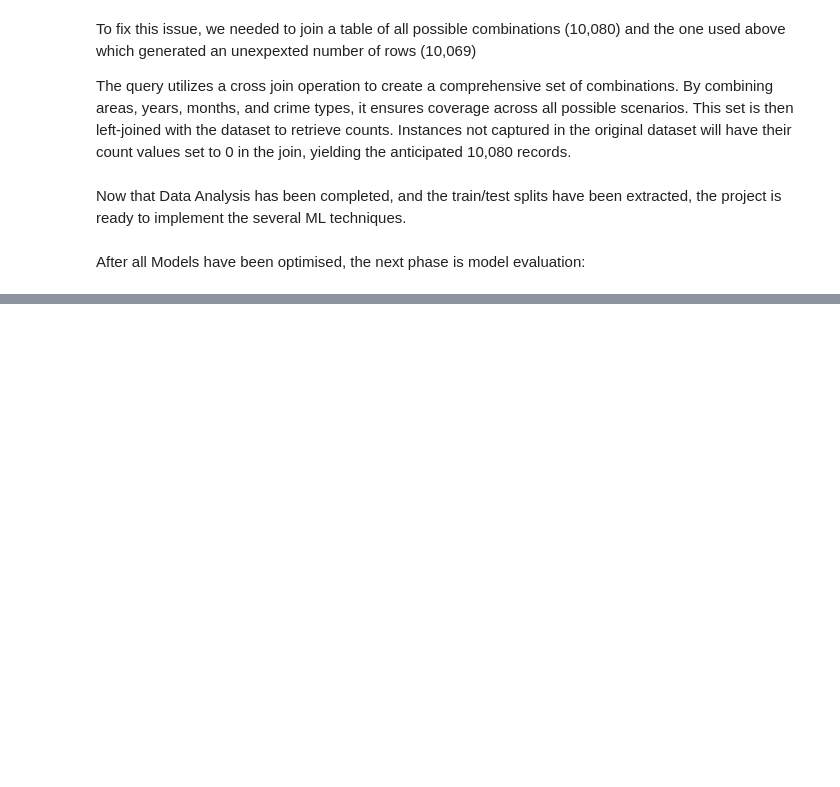
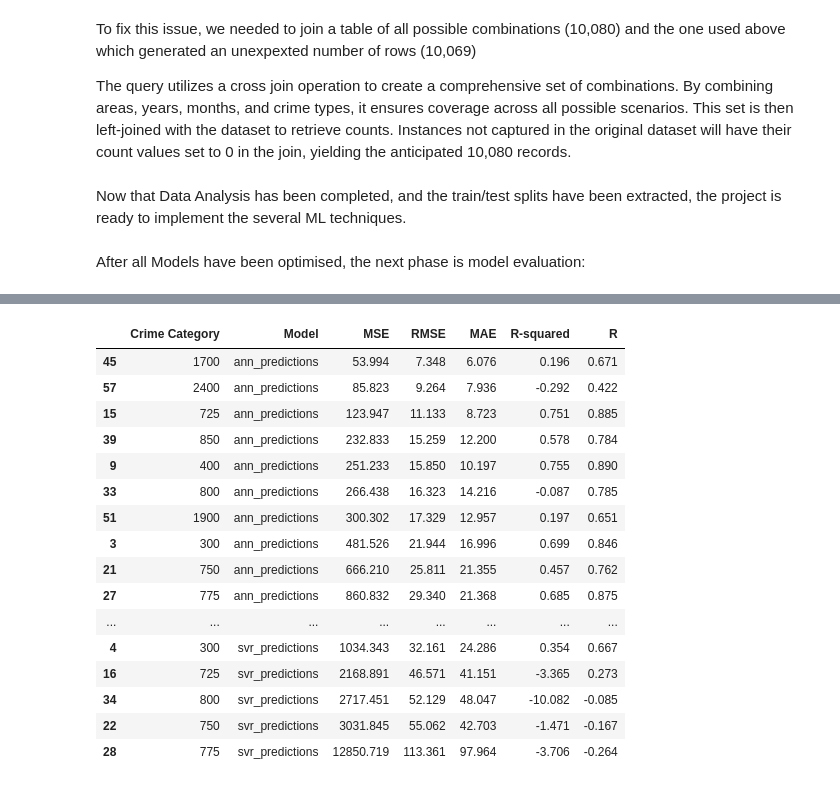
Before and after one commit to Gigilui15/FYP-CrimePrediction, a Jupyter notebook: Scripts/Data Analysis.ipynb, the cells around one changed output, grey strips where cells are left out. Drawn from its saved outputs; the diff is of its cells as text; code cells hidden in the pictures; blank space fills up the shorter version.

Commit message:
Model Evaluation Complete

```diff
--- a/Scripts/Data Analysis.ipynb
+++ b/Scripts/Data Analysis.ipynb
@@ -640,0 +806,87 @@ After all Models have been optimised, the next phase is model evaluation:
+# %%
+import pandas as pd
+import numpy as np
+from scipy.stats import pearsonr
+
+# Load your data
+data = pd.read_csv('C:\\Users\\luigi\\Desktop\\Third Year\\Thesis\\Artefact\\Data\\Model Predictions\\Model Evaluation\\merged_predictions.csv')
+
+# Define the prediction columns
+prediction_columns = ['lr_prediction', 'rf_predictions', 'knn_predictions', 'ann_predictions', 'svr_predictions', 'lstm_predictions']
+
+# Function to calculate MSE
+def calculate_mse(actual, predicted):
+    return np.mean((actual - predicted) ** 2)
+
+# Function to calculate RMSE
+def calculate_rmse(actual, predicted):
+    return np.sqrt(np.mean((actual - predicted) ** 2))
+
+# Function to calculate MAE
+def calculate_mae(actual, predicted):
+    return np.mean(np.abs(actual - predicted))
+
+# Function to calculate R-squared
+def calculate_r_squared(actual, predicted):
+    ss_res = np.sum((actual - predicted) ** 2)
+    ss_tot = np.sum((actual - np.mean(actual)) ** 2)
+    return 1 - (ss_res / ss_tot)
+
+# Function to calculate R value (correlation coefficient)
+def calculate_r_value(actual, predicted):
+    r, _ = pearsonr(actual, predicted)
+    return r
+
+# Initialize a list to store the results for each model and agg_id
+results = []
+
+# Group the data by 'agg_id'
+grouped_data = data.groupby('agg_id')
+
+# Calculate MSE, RMSE, MAE, R-squared, and R value for each agg_id and each prediction model
+for agg_id, group in grouped_data:
+    for model in prediction_columns:
+        mse = round(calculate_mse(group['total_crimes'], group[model]), 3)
+        rmse = round(calculate_rmse(group['total_crimes'], group[model]), 3)
+        mae = round(calculate_mae(group['total_crimes'], group[model]), 3)
+        r_squared = round(calculate_r_squared(group['total_crimes'], group[model]), 3)
+        r_value = round(calculate_r_value(group['total_crimes'], group[model]), 3)
+        results.append({
+            'Crime Category': agg_id,
+            'Model': model,
+            'MSE': mse,
+            'RMSE': rmse,
+            'MAE': mae,
+            'R-squared': r_squared,
+            'R': r_value
+        })
+
+# Convert the list of dictionaries to a DataFrame
+stats_df = pd.DataFrame(results)
+
+# Sort the DataFrame by 'Model' and 'MSE'
+stats_df.sort_values(by=['Model', 'MSE'], ascending=[True, True], inplace=True)
+
+# Save the results to a CSV file
+stats_df.to_csv('C:\\Users\\luigi\\Desktop\\Third Year\\Thesis\\Artefact\\Data\\Model Predictions\\Model Evaluation\\model_stats_perCrimeType.csv', index=False)
+
+# Display the DataFrame
+stats_df
+# %% [output]
+|  | Crime Category | Model | MSE | RMSE | MAE | R-squared | R |
+| 45 | 1700 | ann_predictions | 53.994 | 7.348 | 6.076 | 0.196 | 0.671 |
+| 57 | 2400 | ann_predictions | 85.823 | 9.264 | 7.936 | -0.292 | 0.422 |
+| 15 | 725 | ann_predictions | 123.947 | 11.133 | 8.723 | 0.751 | 0.885 |
+| 39 | 850 | ann_predictions | 232.833 | 15.259 | 12.200 | 0.578 | 0.784 |
+| 9 | 400 | ann_predictions | 251.233 | 15.850 | 10.197 | 0.755 | 0.890 |
+| 33 | 800 | ann_predictions | 266.438 | 16.323 | 14.216 | -0.087 | 0.785 |
+| 51 | 1900 | ann_predictions | 300.302 | 17.329 | 12.957 | 0.197 | 0.651 |
+| 3 | 300 | ann_predictions | 481.526 | 21.944 | 16.996 | 0.699 | 0.846 |
+| 21 | 750 | ann_predictions | 666.210 | 25.811 | 21.355 | 0.457 | 0.762 |
+| 27 | 775 | ann_predictions | 860.832 | 29.340 | 21.368 | 0.685 | 0.875 |
+| ... | ... | ... | ... | ... | ... | ... | ... |
+| 4 | 300 | svr_predictions | 1034.343 | 32.161 | 24.286 | 0.354 | 0.667 |
+| 16 | 725 | svr_predictions | 2168.891 | 46.571 | 41.151 | -3.365 | 0.273 |
+| 34 | 800 | svr_predictions | 2717.451 | 52.129 | 48.047 | -10.082 | -0.085 |
+| 22 | 750 | svr_predictions | 3031.845 | 55.062 | 42.703 | -1.471 | -0.167 |
+| 28 | 775 | svr_predictions | 12850.719 | 113.361 | 97.964 | -3.706 | -0.264 |
```
Also changed, not shown: parts of 8 cells of this notebook, 4 other files.
